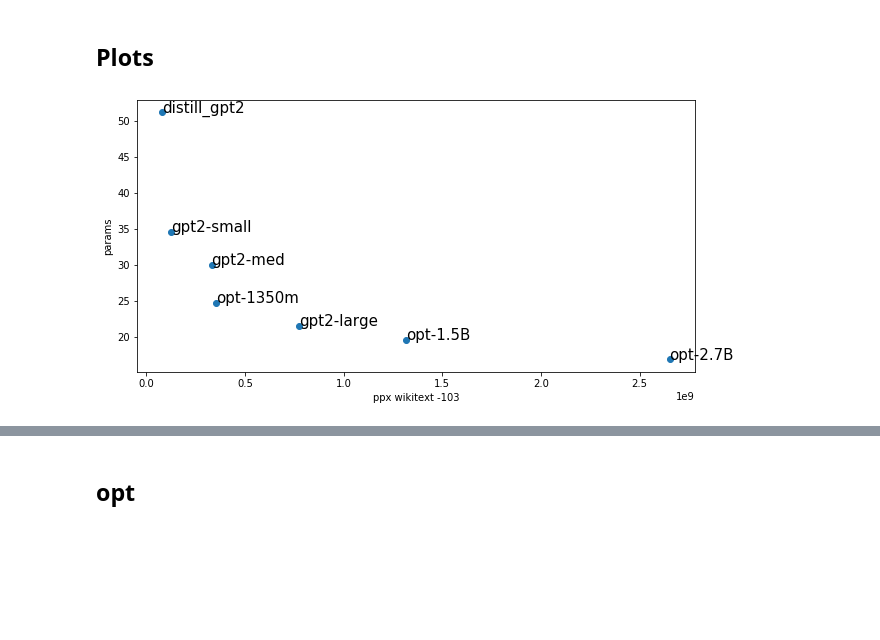
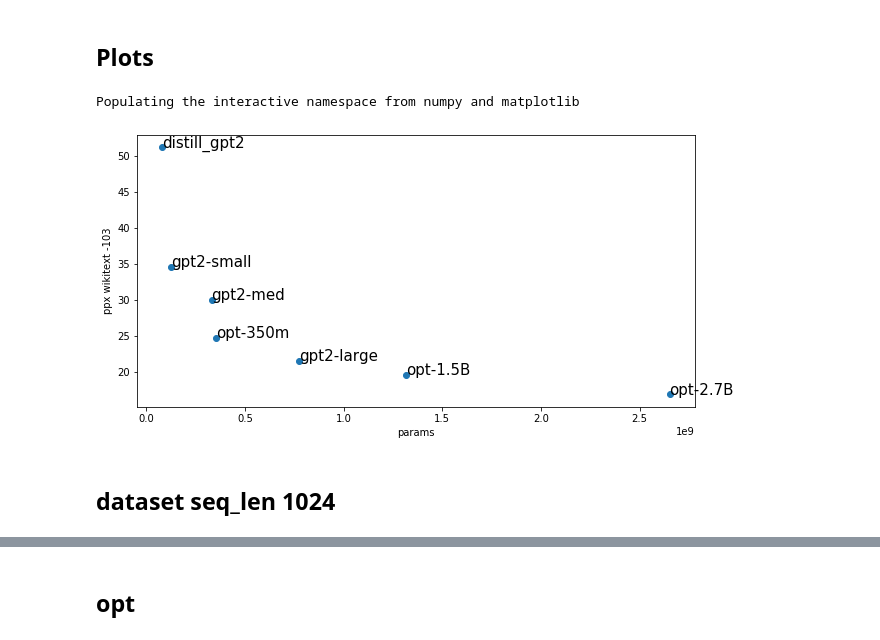
Before and after one commit to sayankotor/GreenAl, a Jupyter notebook: low_scaling_test/evaluate_test.ipynb, the cells around one changed output, grey strips where cells are left out. Cells and saved outputs as stored; diff of their text form; code cells hidden in the pictures; blank space fills up the shorter version.

```diff
--- a/low_scaling_test/evaluate_test.ipynb
+++ b/low_scaling_test/evaluate_test.ipynb
@@ -157,22 +138,26 @@ opt 2.7 B	2651596800	16.88
 ## Plots
 # %%
 import matplotlib.pyplot as plt
+%pylab inline
 y = [51.19, 34.54, 30.02, 24.72, 21.49, 19.53, 16.88]
 z = [81912576, 124439808, 331196416, 354823168, 774030080, 1315758080, 2651596800]
-n = ['distill_gpt2', 'gpt2-small', 'gpt2-med', 'opt-1350m','gpt2-large', 'opt-1.5B', 'opt-2.7B']
+n = ['distill_gpt2', 'gpt2-small', 'gpt2-med', 'opt-350m','gpt2-large', 'opt-1.5B', 'opt-2.7B']
 sizes = [15, 15, 15, 15, 15, 15, 15]
 
 
 fig, ax = plt.subplots(figsize=(10, 5))
 
 ax.scatter(z, y)
 
-ax.set_ylabel('params')
-ax.set_xlabel('ppx wikitext -103')
+ax.set_ylabel('ppx wikitext -103')
+ax.set_xlabel('params')
 
 for i, txt in enumerate(n):
     ax.annotate(txt, (z[i], y[i]), fontsize=sizes[i])
 
 fig.savefig('ax2_figure.png')
 # %% [output]
+Populating the interactive namespace from numpy and matplotlib
-[figure, old version]
+[figure, new version]
+# %% [markdown]
+## dataset seq_len 1024
```
Also changed, not shown: parts of 21 cells of this notebook, 20 other files.
